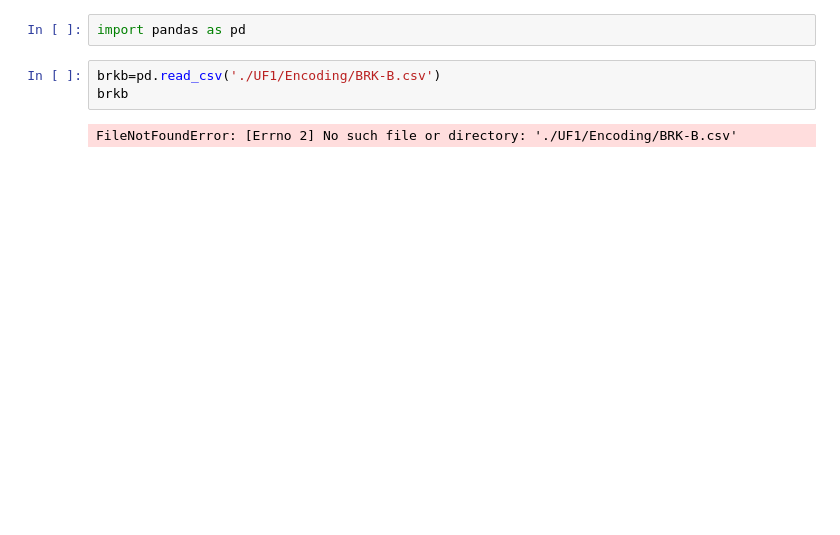
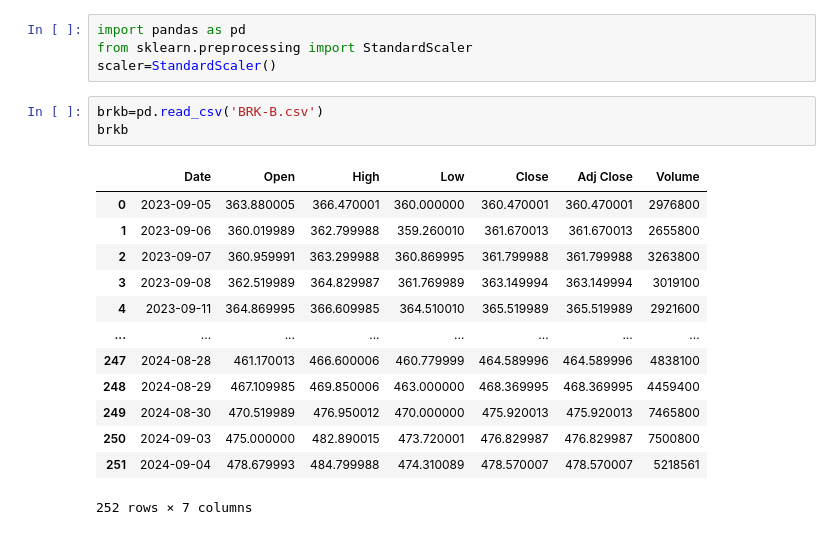
Before and after one commit to SOTO729/Concentraci-n-7mo-semestre-, a Jupyter notebook: UF1/Encoding/05_acciones.ipynb, the cells around one changed output. Saved outputs shown, nothing was run; the diff lists cells and outputs as text; blank space fills up the shorter version.

```diff
--- a/UF1/Encoding/05_acciones.ipynb
+++ b/UF1/Encoding/05_acciones.ipynb
@@ -1,7 +1,21 @@
 # %%
 import pandas as pd
+from sklearn.preprocessing import StandardScaler
+scaler=StandardScaler()
 # %%
-brkb=pd.read_csv('./UF1/Encoding/BRK-B.csv')
+brkb=pd.read_csv('BRK-B.csv')
 brkb
 # %% [output]
+|  | Date | Open | High | Low | Close | Adj Close | Volume |
+| 0 | 2023-09-05 | 363.880005 | 366.470001 | 360.000000 | 360.470001 | 360.470001 | 2976800 |
+| 1 | 2023-09-06 | 360.019989 | 362.799988 | 359.260010 | 361.670013 | 361.670013 | 2655800 |
+| 2 | 2023-09-07 | 360.959991 | 363.299988 | 360.869995 | 361.799988 | 361.799988 | 3263800 |
+| 3 | 2023-09-08 | 362.519989 | 364.829987 | 361.769989 | 363.149994 | 363.149994 | 3019100 |
+| 4 | 2023-09-11 | 364.869995 | 366.609985 | 364.510010 | 365.519989 | 365.519989 | 2921600 |
+| ... | ... | ... | ... | ... | ... | ... | ... |
+| 247 | 2024-08-28 | 461.170013 | 466.600006 | 460.779999 | 464.589996 | 464.589996 | 4838100 |
+| 248 | 2024-08-29 | 467.109985 | 469.850006 | 463.000000 | 468.369995 | 468.369995 | 4459400 |
+| 249 | 2024-08-30 | 470.519989 | 476.950012 | 470.000000 | 475.920013 | 475.920013 | 7465800 |
+| 250 | 2024-09-03 | 475.000000 | 482.890015 | 473.720001 | 476.829987 | 476.829987 | 7500800 |
+| 251 | 2024-09-04 | 478.679993 | 484.799988 | 474.310089 | 478.570007 | 478.570007 | 5218561 |
-FileNotFoundError: [Errno 2] No such file or directory: './UF1/Encoding/BRK-B.csv'
+252 rows × 7 columns
```
Also changed, not shown: parts of 4 cells of this notebook.
